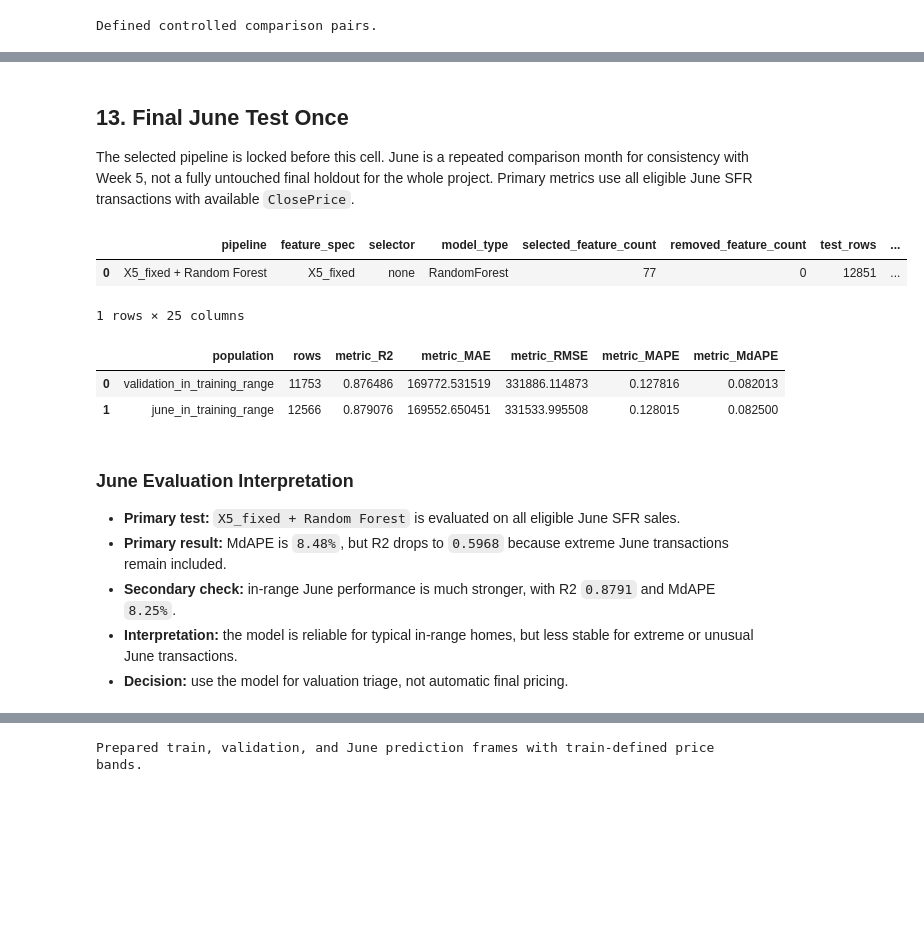
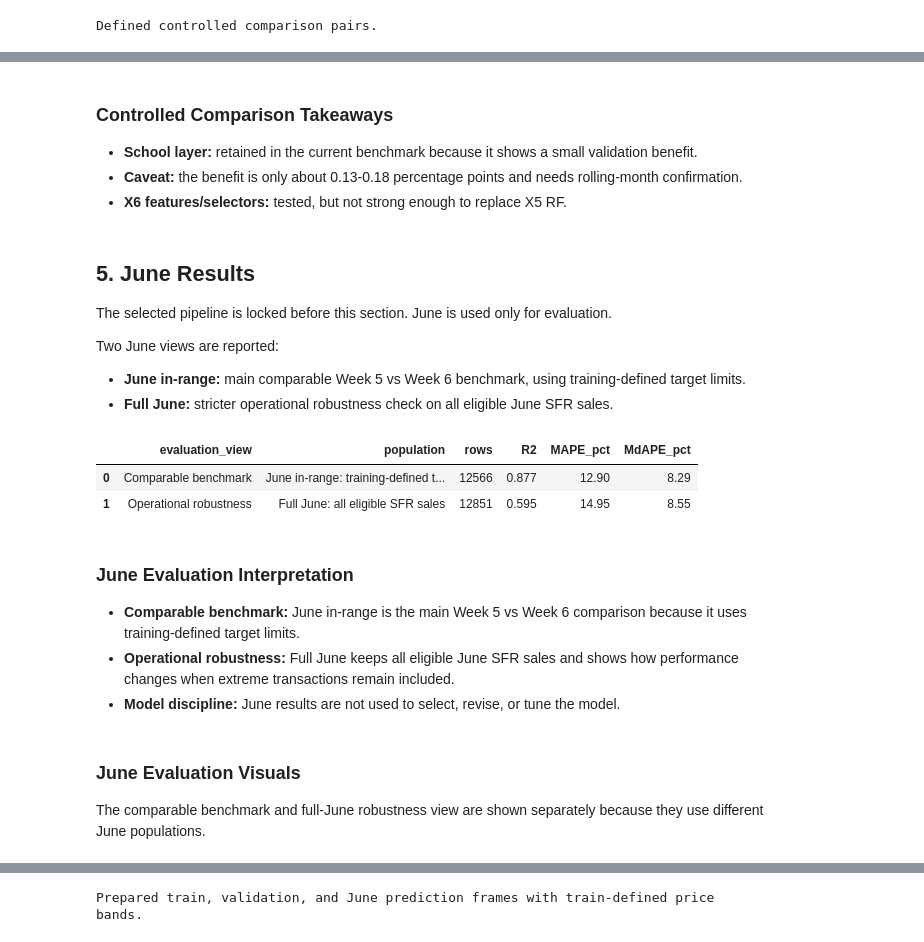
Before and after one commit to jaycieliu/IDX-Exchange-Summer-2026-DS-Intern, a Jupyter notebook: week6/05_feature_engineering_pipeline_selection.ipynb, the cells around one changed output, grey strips where cells are left out. Cells and saved outputs as stored; diff of their text form; code cells hidden in the pictures; blank space fills up the shorter version.

```diff
--- a/week6/05_feature_engineering_pipeline_selection.ipynb
+++ b/week6/05_feature_engineering_pipeline_selection.ipynb
@@ -241,7 +275,7 @@ FEATURE_SPECS = {
         "numeric": list(dict.fromkeys(X5_NUMERIC + X6_EXTRA_NUMERIC)),
         "categorical": X5_CATEGORICAL,
         "binary": list(dict.fromkeys(X5_BINARY + X6_EXTRA_BINARY)),
-        "description": "Week 6 expanded non-leaky feature pool with train-only district frequency.",
+        "description": "Week 6 expanded non-leaky feature pool with school-district fields and engineered property features.",
     },
 }
 
@@ -854,7 +994,18 @@ controlled_feature_set_comparison[[
+# %% [markdown]
+### Controlled Comparison Takeaways
+
+- **School layer:** retained in the current benchmark because it shows a small validation benefit.
+- **Caveat:** the benefit is only about 0.13-0.18 percentage points and needs rolling-month confirmation.
+- **X6 features/selectors:** tested, but not strong enough to replace X5 RF.
 # %% [markdown]
-## 13. Final June Test Once
+## 5. June Results
 
-The selected pipeline is locked before this cell. June is a repeated comparison month for consistency with Week 5, not a fully untouched final holdout for the whole project. Primary metrics use all eligible June SFR transactions with available `ClosePrice`.
+The selected pipeline is locked before this section. June is used only for evaluation.
+
+Two June views are reported:
+
+- **June in-range:** main comparable Week 5 vs Week 6 benchmark, using training-defined target limits.
+- **Full June:** stricter operational robustness check on all eligible June SFR sales.
 # %%
 test = test_raw[test_raw[TARGET].notna()].sort_values("CloseDate").reset_index(drop=True).copy()
 if len(test) == 0:
@@ -890,46 +1041,66 @@ final_test_metrics = pd.DataFrame([selected_metrics])
 final_test_metrics.to_csv(OUTPUT_DIR / "week6_final_locked_pipeline_test_metrics.csv", index=False)
 
 def in_training_range_population(frame, params):
     filtered = frame[
         frame[TARGET].between(params["closeprice_p005_train"], params["closeprice_p995_train"])
     ].copy()
     ppsf_low = params.get("price_per_sqft_p005_train", np.nan)
     ppsf_high = params.get("price_per_sqft_p995_train", np.nan)
     if "price_per_sqft_audit" in filtered.columns and pd.notna(ppsf_low) and pd.notna(ppsf_high):
         values = pd.to_numeric(filtered["price_per_sqft_audit"], errors="coerce").replace([np.inf, -np.inf], np.nan)
         filtered = filtered[values.isna() | values.between(ppsf_low, ppsf_high)].copy()
     return filtered
 
 
 validation_in_range = in_training_range_population(validation, outlier_params)
 test_in_range = in_training_range_population(test, outlier_params)
 sensitivity_rows = []
 for split_name, frame in [("validation_in_training_range", validation_in_range), ("june_in_training_range", test_in_range)]:
     if len(frame):
         prediction = raw_prediction_pipeline.predict(frame)
         sensitivity_rows.append({
             "population": split_name,
             "rows": len(frame),
             **evaluate_predictions(frame[TARGET].astype(float), prediction, "metric"),
         })
 
 secondary_sensitivity_metrics = pd.DataFrame(sensitivity_rows)
 secondary_sensitivity_metrics.to_csv(OUTPUT_DIR / "week6_secondary_in_range_metrics.csv", index=False)
 
-display(final_test_metrics)
-display(secondary_sensitivity_metrics)
+june_in_range_row = secondary_sensitivity_metrics[
+    secondary_sensitivity_metrics["population"].eq("june_in_training_range")
+].iloc[0]
+
+june_summary = pd.DataFrame([
+    {
+        "evaluation_view": "Comparable benchmark",
+        "population": "June in-range: training-defined target range",
+        "rows": int(june_in_range_row["rows"]),
+        "R2": float(june_in_range_row["metric_R2"]),
+        "MAPE_pct": float(june_in_range_row["metric_MAPE"]) * 100,
+        "MdAPE_pct": float(june_in_range_row["metric_MdAPE"]) * 100,
+    },
+    {
+        "evaluation_view": "Operational robustness",
+        "population": "Full June: all eligible SFR sales",
+        "rows": selected_metrics["test_rows"],
+        "R2": selected_metrics["test_R2"],
+        "MAPE_pct": selected_metrics["test_MAPE"] * 100,
+        "MdAPE_pct": selected_metrics["test_MdAPE"] * 100,
+    },
+])
+display(june_summary.round({"R2": 4, "MAPE_pct": 2, "MdAPE_pct": 2}))
 # %% [output]
-|  | pipeline | feature_spec | selector | model_type | selected_feature_count | removed_feature_count | test_rows | ... |
-| 0 | X5_fixed + Random Forest | X5_fixed | none | RandomForest | 77 | 0 | 12851 | ... |
+|  | evaluation_view | population | rows | R2 | MAPE_pct | MdAPE_pct |
+| 0 | Comparable benchmark | June in-range: training-defined t... | 12566 | 0.877 | 12.90 | 8.29 |
+| 1 | Operational robustness | Full June: all eligible SFR sales | 12851 | 0.595 | 14.95 | 8.55 |
-1 rows × 25 columns
-|  | population | rows | metric_R2 | metric_MAE | metric_RMSE | metric_MAPE | metric_MdAPE |
-| 0 | validation_in_training_range | 11753 | 0.876486 | 169772.531519 | 331886.114873 | 0.127816 | 0.082013 |
-| 1 | june_in_training_range | 12566 | 0.879076 | 169552.650451 | 331533.995508 | 0.128015 | 0.082500 |
 # %% [markdown]
 ### June Evaluation Interpretation
 
-- **Primary test:** `X5_fixed + Random Forest` is evaluated on all eligible June SFR sales.
-- **Primary result:** MdAPE is `8.48%`, but R2 drops to `0.5968` because extreme June transactions remain included.
-- **Secondary check:** in-range June performance is much stronger, with R2 `0.8791` and MdAPE `8.25%`.
-- **Interpretation:** the model is reliable for typical in-range homes, but less stable for extreme or unusual June transactions.
-- **Decision:** use the model for valuation triage, not automatic final pricing.
+- **Comparable benchmark:** June in-range is the main Week 5 vs Week 6 comparison because it uses training-defined target limits.
+- **Operational robustness:** Full June keeps all eligible June SFR sales and shows how performance changes when extreme transactions remain included.
+- **Model discipline:** June results are not used to select, revise, or tune the model.
+# %% [markdown]
+### June Evaluation Visuals
+
+The comparable benchmark and full-June robustness view are shown separately because they use different June populations.
```
Also changed, not shown: parts of 50 cells of this notebook.
